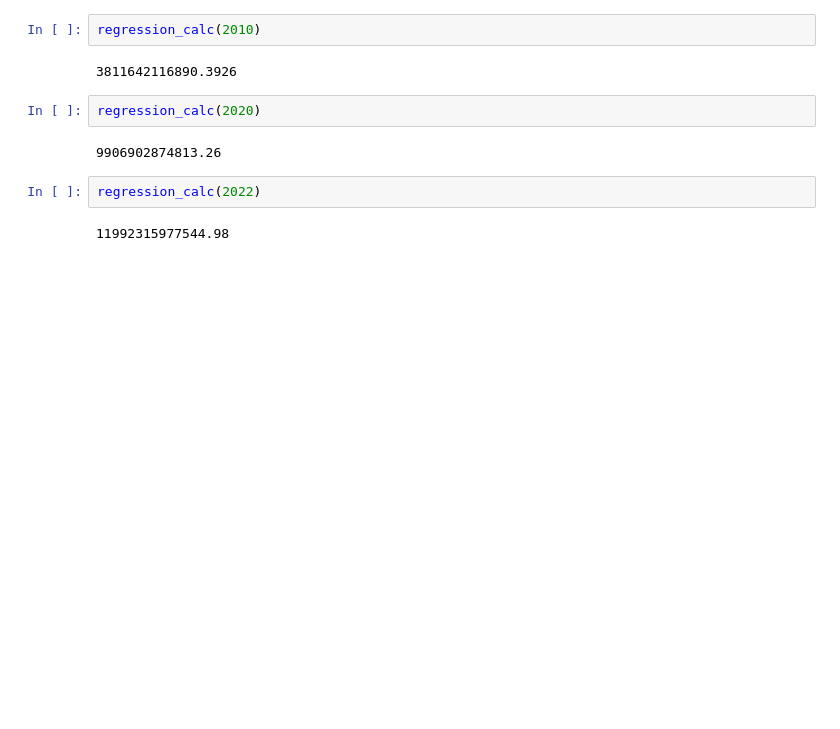
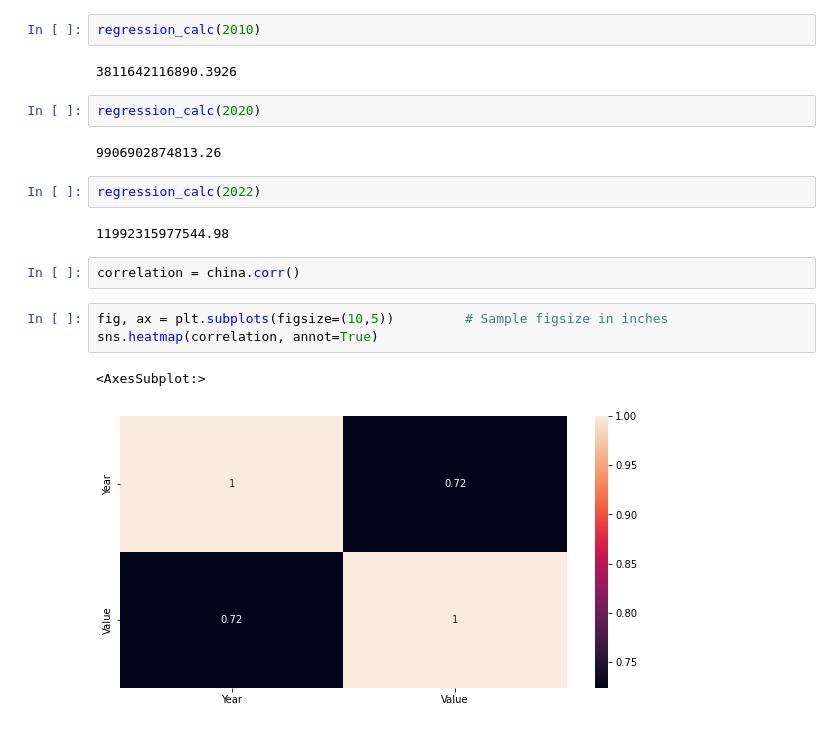
Before and after one commit to HolmQ84/DataScience-JupyterProjects, a Jupyter notebook: Assignment 5 - China.ipynb, the cells around one changed output. Cells and saved outputs as stored; diff of their text form; blank space fills up the shorter version.

Commit message:
China
Working on china dataset

```diff
--- a/Assignment 5 - China.ipynb
+++ b/Assignment 5 - China.ipynb
@@ -59,3 +87,11 @@ regression_calc(2020)
 regression_calc(2022)
 # %% [output]
 11992315977544.98
+# %%
+correlation = china.corr()
+# %%
+fig, ax = plt.subplots(figsize=(10,5))         # Sample figsize in inches
+sns.heatmap(correlation, annot=True)
+# %% [output]
+<AxesSubplot:>
+[figure, added]
```
Also changed, not shown: parts of 4 cells of this notebook, 1 other file.
